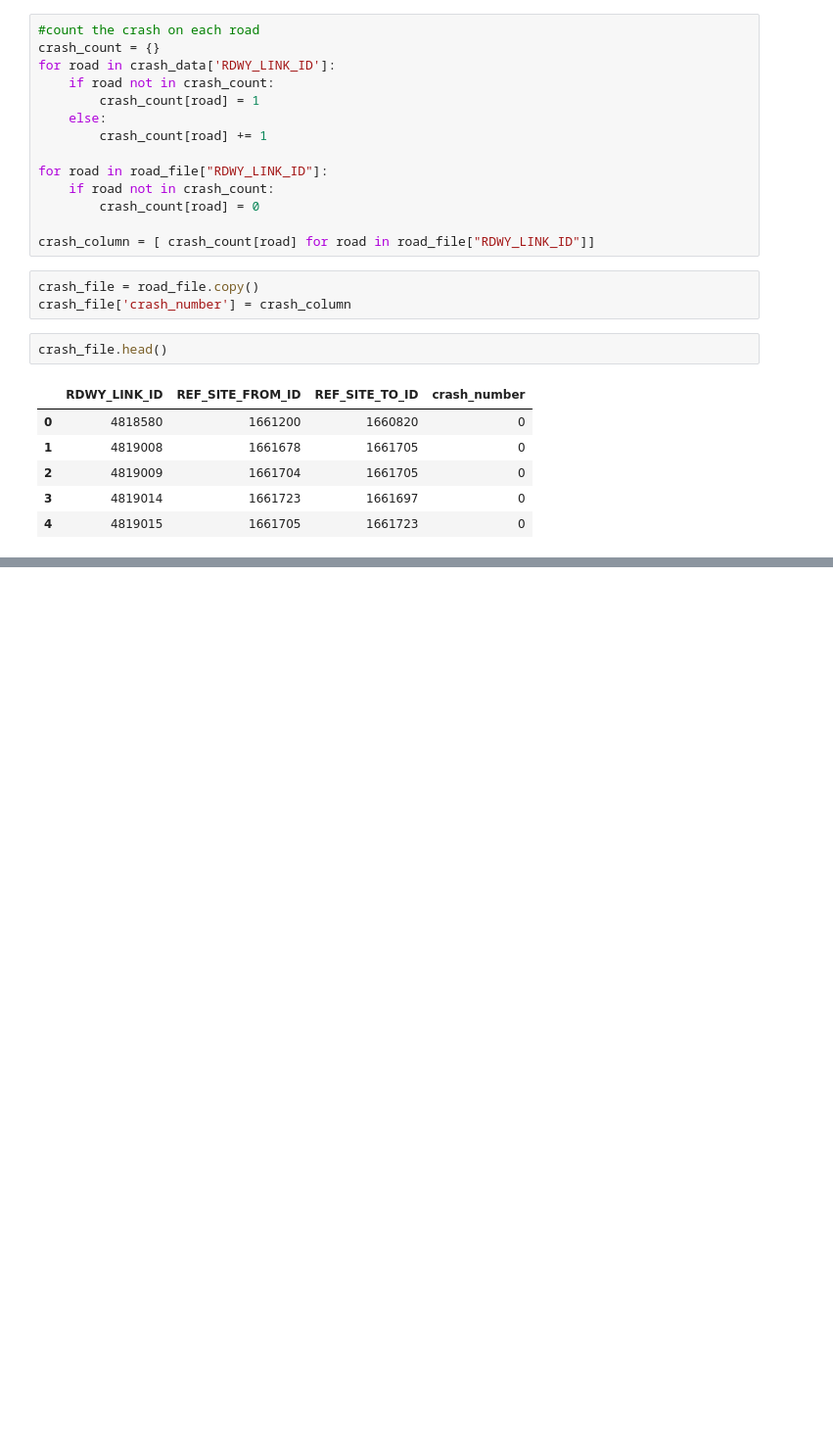
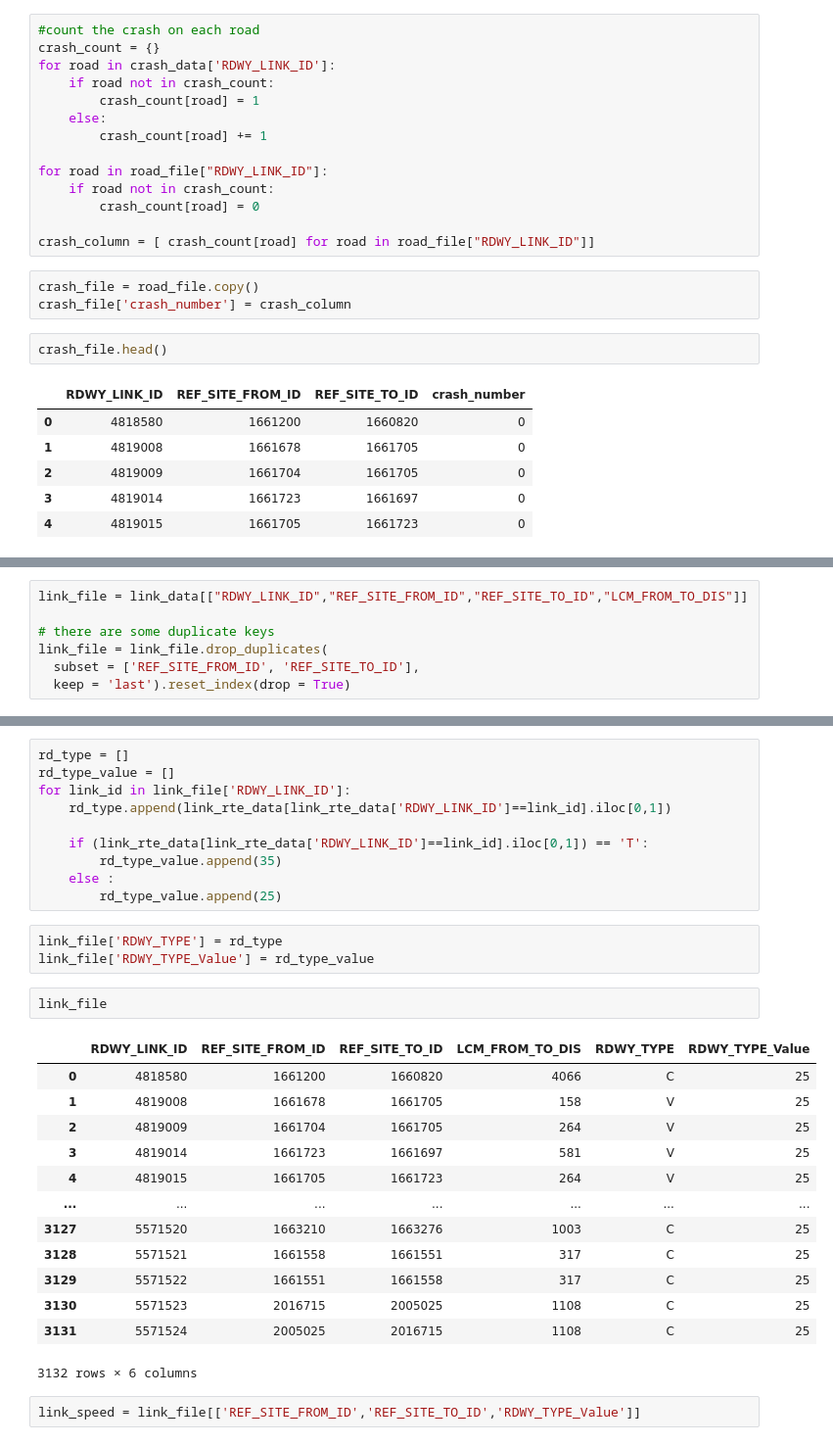
Before and after one commit to WalterLu3/Transportation, a Jupyter notebook: extract_road_data.ipynb, the cells around one changed output, grey strips where cells are left out. Shown at 98% size. Saved outputs shown, nothing was run; the diff lists cells and outputs as text; blank space fills up the shorter version.

```diff
--- a/extract_road_data.ipynb
+++ b/extract_road_data.ipynb
@@ -250,0 +251,7 @@ plt.show()
+# %%
+link_file = link_data[["RDWY_LINK_ID","REF_SITE_FROM_ID","REF_SITE_TO_ID","LCM_FROM_TO_DIS"]]
+
+# there are some duplicate keys
+link_file = link_file.drop_duplicates(
+  subset = ['REF_SITE_FROM_ID', 'REF_SITE_TO_ID'],
+  keep = 'last').reset_index(drop = True)
@@ -250,0 +274,31 @@ plt.show()
+# %%
+rd_type = []
+rd_type_value = []
+for link_id in link_file['RDWY_LINK_ID']:
+    rd_type.append(link_rte_data[link_rte_data['RDWY_LINK_ID']==link_id].iloc[0,1])
+
+    if (link_rte_data[link_rte_data['RDWY_LINK_ID']==link_id].iloc[0,1]) == 'T':
+        rd_type_value.append(35)
+    else :
+        rd_type_value.append(25)
+# %%
+link_file['RDWY_TYPE'] = rd_type
+link_file['RDWY_TYPE_Value'] = rd_type_value
+# %%
+link_file
+# %% [output]
+|  | RDWY_LINK_ID | REF_SITE_FROM_ID | REF_SITE_TO_ID | LCM_FROM_TO_DIS | RDWY_TYPE | RDWY_TYPE_Value |
+| 0 | 4818580 | 1661200 | 1660820 | 4066 | C | 25 |
+| 1 | 4819008 | 1661678 | 1661705 | 158 | V | 25 |
+| 2 | 4819009 | 1661704 | 1661705 | 264 | V | 25 |
+| 3 | 4819014 | 1661723 | 1661697 | 581 | V | 25 |
+| 4 | 4819015 | 1661705 | 1661723 | 264 | V | 25 |
+| ... | ... | ... | ... | ... | ... | ... |
+| 3127 | 5571520 | 1663210 | 1663276 | 1003 | C | 25 |
+| 3128 | 5571521 | 1661558 | 1661551 | 317 | C | 25 |
+| 3129 | 5571522 | 1661551 | 1661558 | 317 | C | 25 |
+| 3130 | 5571523 | 2016715 | 2005025 | 1108 | C | 25 |
+| 3131 | 5571524 | 2005025 | 2016715 | 1108 | C | 25 |
+3132 rows × 6 columns
+# %%
+link_speed = link_file[['REF_SITE_FROM_ID','REF_SITE_TO_ID','RDWY_TYPE_Value']]
```
Also changed, not shown: parts of 10 cells of this notebook, 5 other files.
